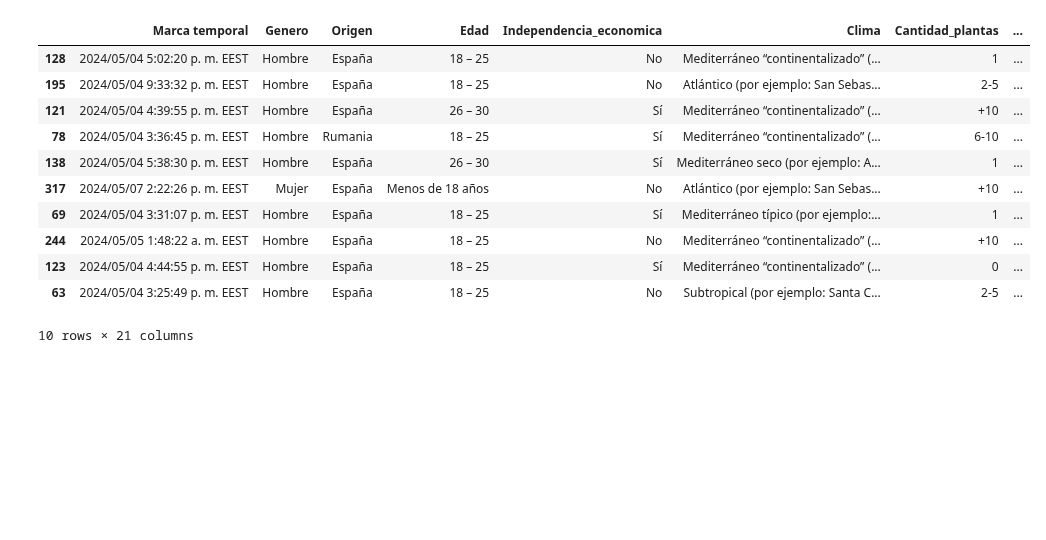
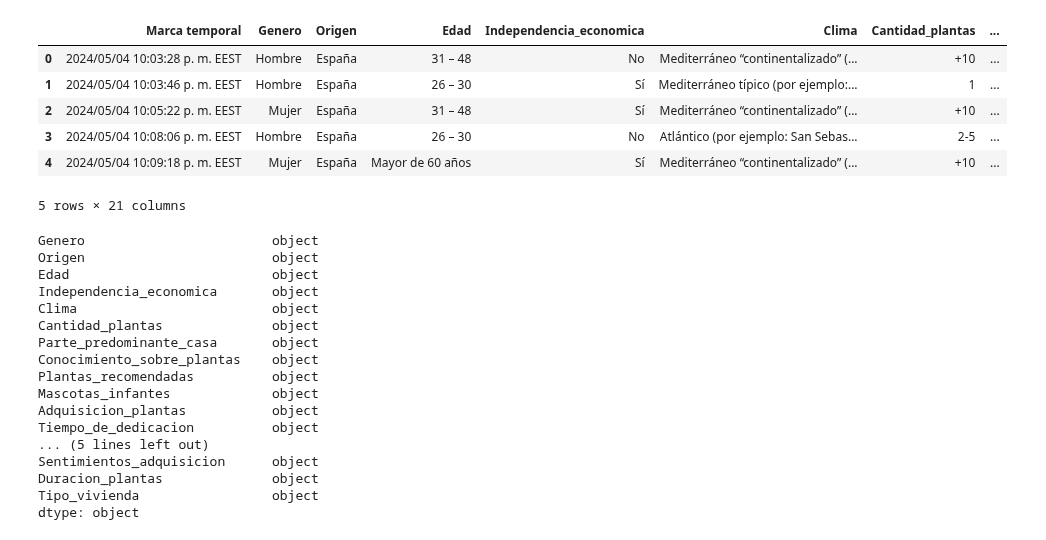
Before and after one commit to Reissuji/Datasets, a Jupyter notebook: ETL&EDA_Plantai.ipynb, the cells around one changed output. Drawn from its saved outputs; the diff is of its cells as text; code cells hidden in the pictures; blank space fills up the shorter version.

```diff
--- a/ETL&EDA_Plantai.ipynb
+++ b/ETL&EDA_Plantai.ipynb
@@ -22,18 +22,33 @@ df_plantsready.sample (10)
 # %%
 df_encuesta=pd.read_csv('C:/Users/Ani/Desktop/BVNNY/Master/TFM/Datasets/Encuesta.csv', sep=',')
-df_encuesta.sample(10)
+df_encuesta.head()
 # %% [output]
 |  | Marca temporal | Genero | Origen | Edad | Independencia_economica | Clima | Cantidad_plantas | ... |
-| 128 | 2024/05/04 5:02:20 p. m. EEST | Hombre | España | 18 – 25 | No | Mediterráneo “continentalizado” (... | 1 | ... |
-| 195 | 2024/05/04 9:33:32 p. m. EEST | Hombre | España | 18 – 25 | No | Atlántico (por ejemplo: San Sebas... | 2-5 | ... |
-| 121 | 2024/05/04 4:39:55 p. m. EEST | Hombre | España | 26 – 30 | Sí | Mediterráneo “continentalizado” (... | +10 | ... |
-| 78 | 2024/05/04 3:36:45 p. m. EEST | Hombre | Rumania | 18 – 25 | Sí | Mediterráneo “continentalizado” (... | 6-10 | ... |
-| 138 | 2024/05/04 5:38:30 p. m. EEST | Hombre | España | 26 – 30 | Sí | Mediterráneo seco (por ejemplo: A... | 1 | ... |
-| 317 | 2024/05/07 2:22:26 p. m. EEST | Mujer | España | Menos de 18 años | No | Atlántico (por ejemplo: San Sebas... | +10 | ... |
-| 69 | 2024/05/04 3:31:07 p. m. EEST | Hombre | España | 18 – 25 | Sí | Mediterráneo típico (por ejemplo:... | 1 | ... |
-| 244 | 2024/05/05 1:48:22 a. m. EEST | Hombre | España | 18 – 25 | No | Mediterráneo “continentalizado” (... | +10 | ... |
-| 123 | 2024/05/04 4:44:55 p. m. EEST | Hombre | España | 18 – 25 | Sí | Mediterráneo “continentalizado” (... | 0 | ... |
-| 63 | 2024/05/04 3:25:49 p. m. EEST | Hombre | España | 18 – 25 | No | Subtropical (por ejemplo: Santa C... | 2-5 | ... |
+| 0 | 2024/05/04 10:03:28 p. m. EEST | Hombre | España | 31 – 48 | No | Mediterráneo “continentalizado” (... | +10 | ... |
+| 1 | 2024/05/04 10:03:46 p. m. EEST | Hombre | España | 26 – 30 | Sí | Mediterráneo típico (por ejemplo:... | 1 | ... |
+| 2 | 2024/05/04 10:05:22 p. m. EEST | Mujer | España | 31 – 48 | Sí | Mediterráneo “continentalizado” (... | +10 | ... |
+| 3 | 2024/05/04 10:08:06 p. m. EEST | Hombre | España | 26 – 30 | No | Atlántico (por ejemplo: San Sebas... | 2-5 | ... |
+| 4 | 2024/05/04 10:09:18 p. m. EEST | Mujer | España | Mayor de 60 años | Sí | Mediterráneo “continentalizado” (... | +10 | ... |
-10 rows × 21 columns
+5 rows × 21 columns
 # %%
 df_encuesta = df_encuesta.drop(columns=['Marca temporal'])
+# %%
+df_encuesta.dtypes #valoro qué necesito y qué no
+# %% [output]
+Genero                        object
+Origen                        object
+Edad                          object
+Independencia_economica       object
+Clima                         object
+Cantidad_plantas              object
+Parte_predominante_casa       object
+Conocimiento_sobre_plantas    object
+Plantas_recomendadas          object
+Mascotas_infantes             object
+Adquisicion_plantas           object
+Tiempo_de_dedicacion          object
+... (5 lines left out)
+Sentimientos_adquisicion      object
+Duracion_plantas              object
+Tipo_vivienda                 object
+dtype: object
```
Also changed, not shown: parts of 33 cells of this notebook, 4 other files.
